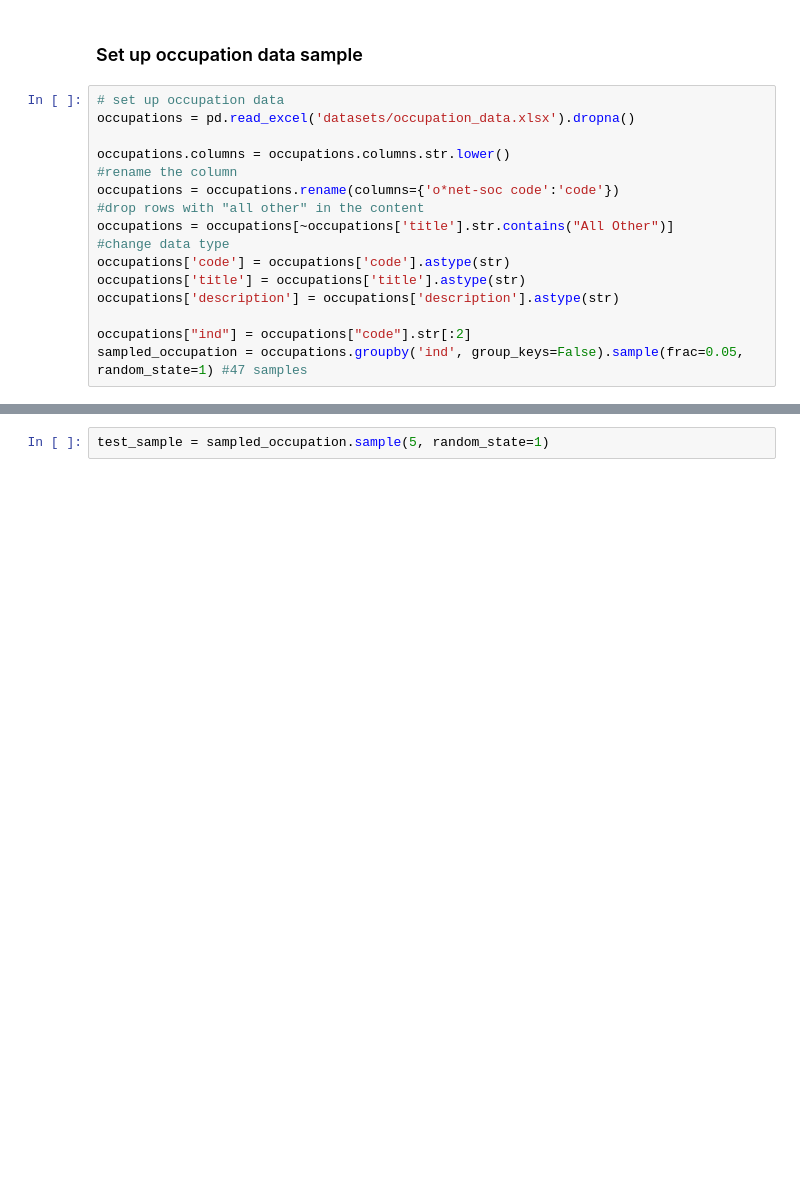
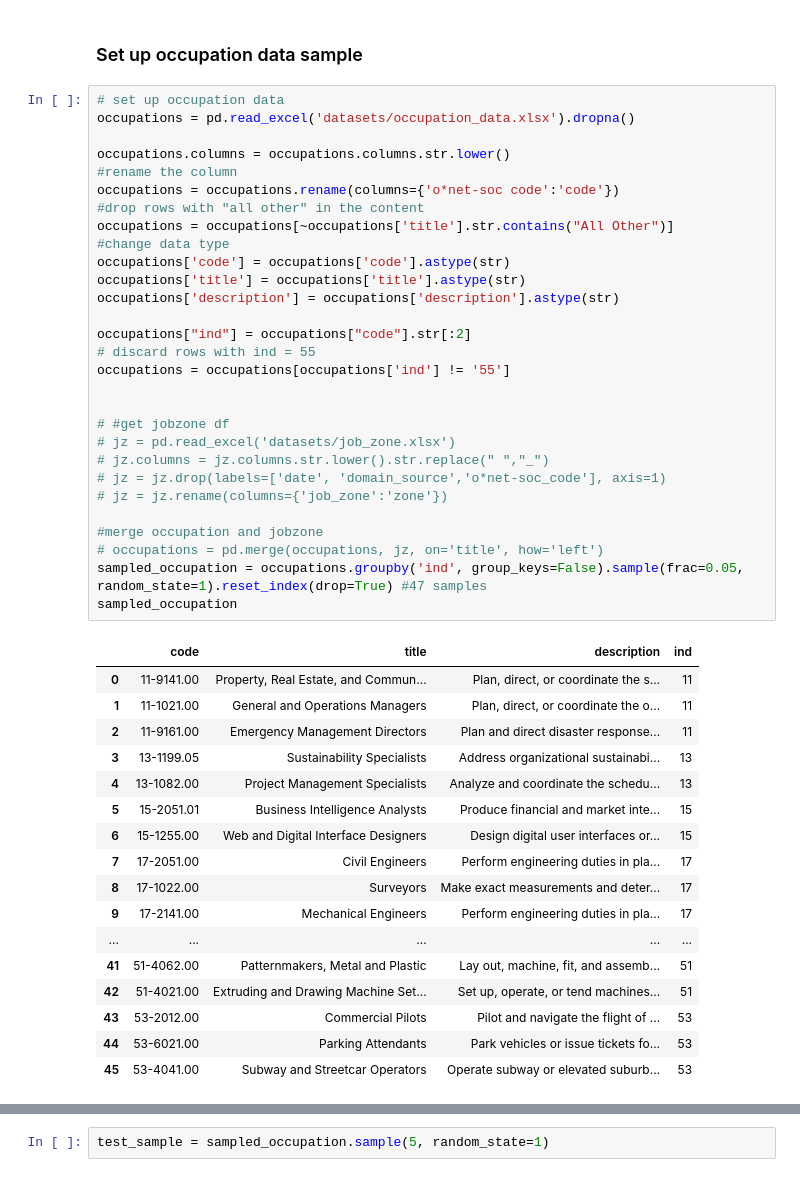
Before and after one commit to Segtanof/Teapot, a Jupyter notebook: 1_job_match_gen.ipynb, the cells around one changed output, grey strips where cells are left out. Cells and saved outputs as stored; diff of their text form; blank space fills up the shorter version.

```diff
--- a/1_job_match_gen.ipynb
+++ b/1_job_match_gen.ipynb
@@ -29,16 +29,47 @@ os.makedirs(folder_name, exist_ok=True)
 # %%
 # set up occupation data
 occupations = pd.read_excel('datasets/occupation_data.xlsx').dropna()
 
 occupations.columns = occupations.columns.str.lower()
 #rename the column
 occupations = occupations.rename(columns={'o*net-soc code':'code'})
 #drop rows with "all other" in the content
 occupations = occupations[~occupations['title'].str.contains("All Other")]
 #change data type
 occupations['code'] = occupations['code'].astype(str)
 occupations['title'] = occupations['title'].astype(str)
 occupations['description'] = occupations['description'].astype(str)
 
 occupations["ind"] = occupations["code"].str[:2]
-sampled_occupation = occupations.groupby('ind', group_keys=False).sample(frac=0.05, random_state=1) #47 samples
+# discard rows with ind = 55
+occupations = occupations[occupations['ind'] != '55']
+
+
+# #get jobzone df
+# jz = pd.read_excel('datasets/job_zone.xlsx')
+# jz.columns = jz.columns.str.lower().str.replace(" ","_")
+# jz = jz.drop(labels=['date', 'domain_source','o*net-soc_code'], axis=1)
+# jz = jz.rename(columns={'job_zone':'zone'})
+
+#merge occupation and jobzone
+# occupations = pd.merge(occupations, jz, on='title', how='left')
+sampled_occupation = occupations.groupby('ind', group_keys=False).sample(frac=0.05, random_state=1).reset_index(drop=True) #47 samples
+sampled_occupation
+# %% [output]
+|  | code | title | description | ind |
+| 0 | 11-9141.00 | Property, Real Estate, and Commun... | Plan, direct, or coordinate the s... | 11 |
+| 1 | 11-1021.00 | General and Operations Managers | Plan, direct, or coordinate the o... | 11 |
+| 2 | 11-9161.00 | Emergency Management Directors | Plan and direct disaster response... | 11 |
+| 3 | 13-1199.05 | Sustainability Specialists | Address organizational sustainabi... | 13 |
+| 4 | 13-1082.00 | Project Management Specialists | Analyze and coordinate the schedu... | 13 |
+| 5 | 15-2051.01 | Business Intelligence Analysts | Produce financial and market inte... | 15 |
+| 6 | 15-1255.00 | Web and Digital Interface Designers | Design digital user interfaces or... | 15 |
+| 7 | 17-2051.00 | Civil Engineers | Perform engineering duties in pla... | 17 |
+| 8 | 17-1022.00 | Surveyors | Make exact measurements and deter... | 17 |
+| 9 | 17-2141.00 | Mechanical Engineers | Perform engineering duties in pla... | 17 |
+| ... | ... | ... | ... | ... |
+| 41 | 51-4062.00 | Patternmakers, Metal and Plastic | Lay out, machine, fit, and assemb... | 51 |
+| 42 | 51-4021.00 | Extruding and Drawing Machine Set... | Set up, operate, or tend machines... | 51 |
+| 43 | 53-2012.00 | Commercial Pilots | Pilot and navigate the flight of ... | 53 |
+| 44 | 53-6021.00 | Parking Attendants | Park vehicles or issue tickets fo... | 53 |
+| 45 | 53-4041.00 | Subway and Streetcar Operators | Operate subway or elevated suburb... | 53 |
```
Also changed, not shown: parts of 1 cell of this notebook, 47 other files.
